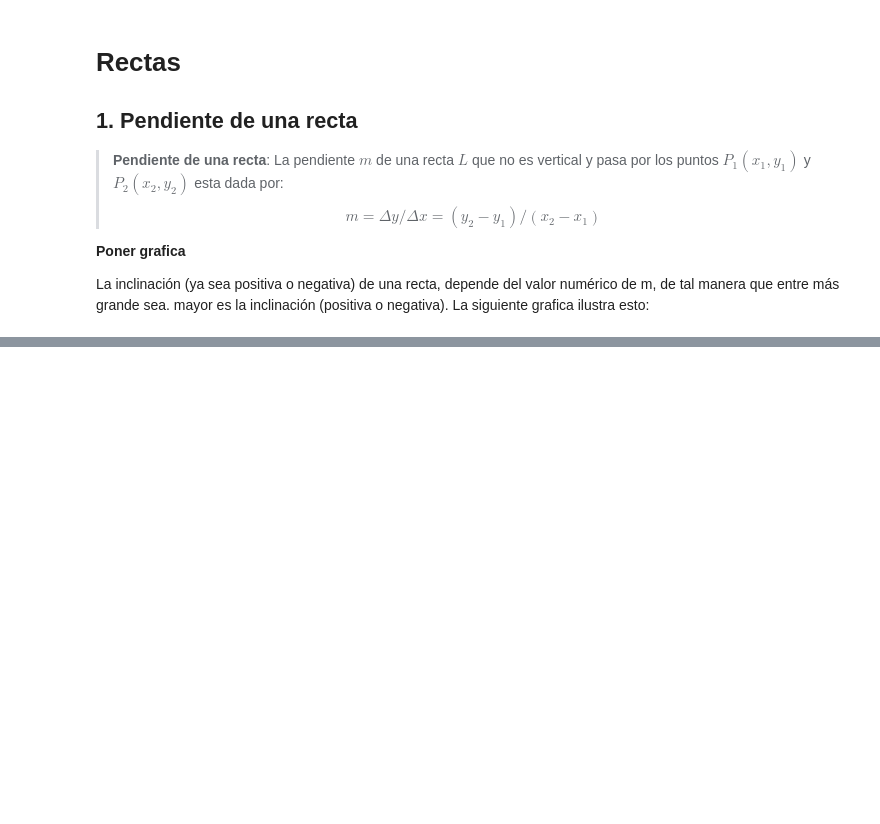
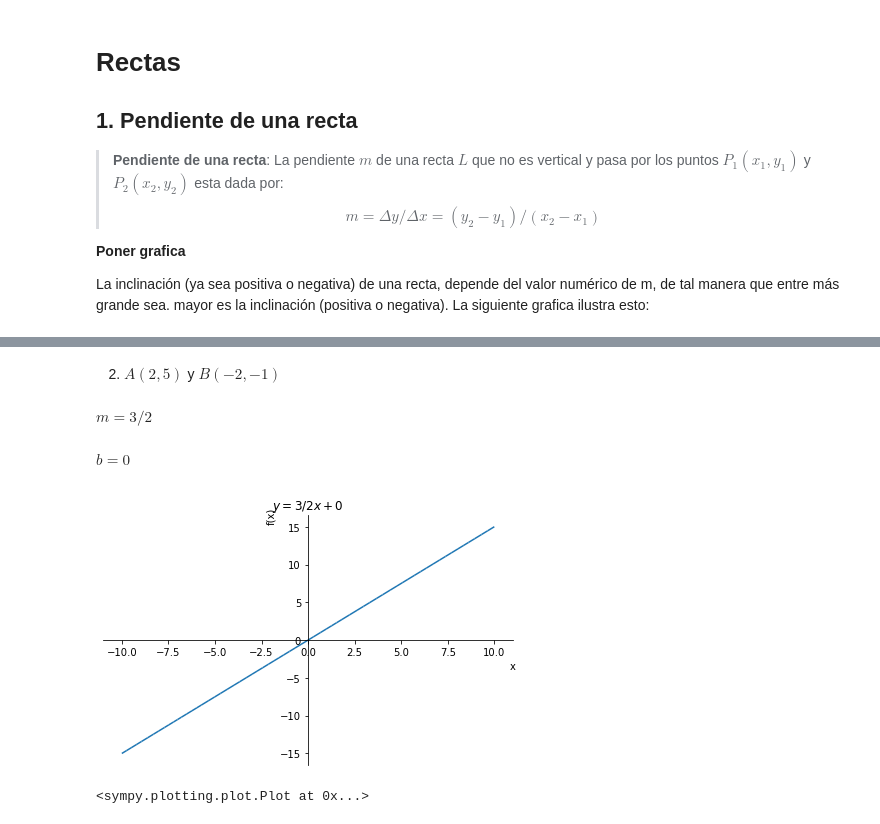
Before and after one commit to tigarto/calculo1, a Jupyter notebook: rectas.ipynb, the cells around one changed output, grey strips where cells are left out. Saved outputs shown, nothing was run; the diff lists cells and outputs as text; code cells hidden in the pictures; blank space fills up the shorter version.

```diff
--- a/rectas.ipynb
+++ b/rectas.ipynb
@@ -24,0 +47,18 @@ Hola
+# %% [markdown]
+2. $A(2,5)$ y $B(-2,-1)$
+# %%
+# Calculo de la recta
+x = symbols('x')
+A = Point2D(2,5)
+B = Point2D(-2,-1)
+y = Line(A,B)
+m = y.slope
+display(Latex("$m = {0}$".format(m)))
+b = y.subs(y,0)
+display(Latex("$b = {0}$".format(b)))
+symplot(m*x+b, title = "$y = {0}x+{1}$".format(m,b))
+# %% [output]
+$m = 3/2$
+$b = 0$
+[figure, added]
+<sympy.plotting.plot.Plot at 0x...>
```
Also changed, not shown: parts of 9 cells of this notebook.
